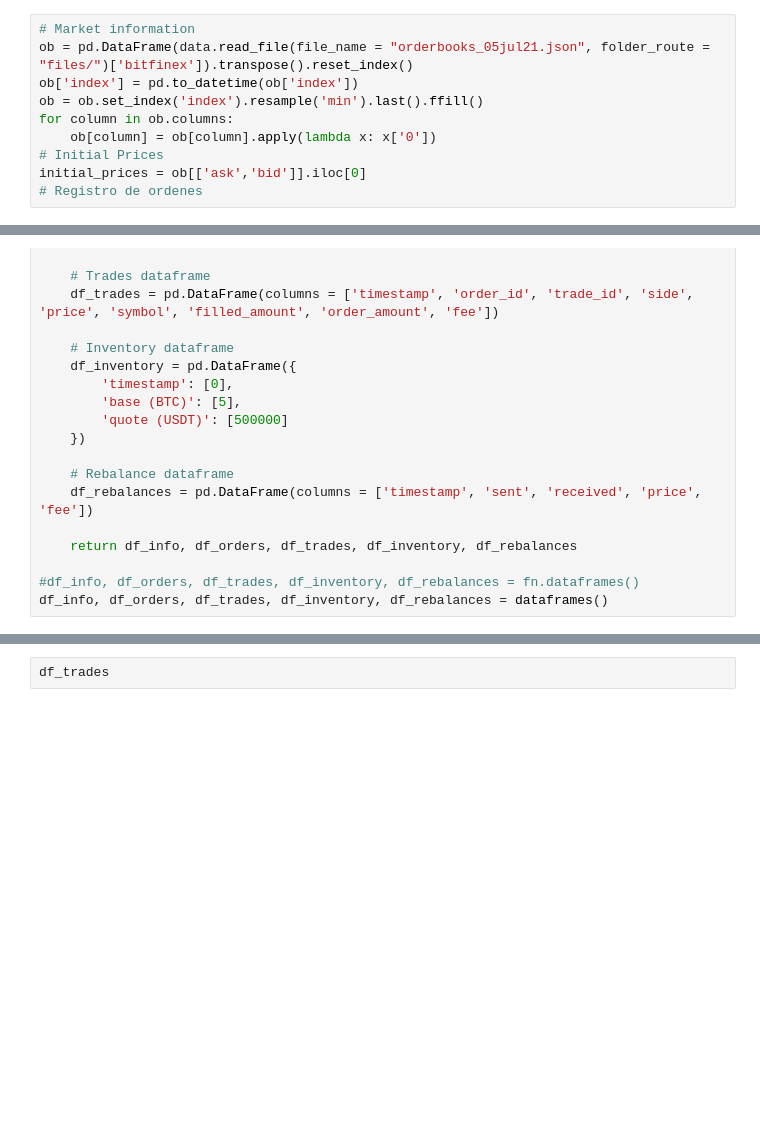
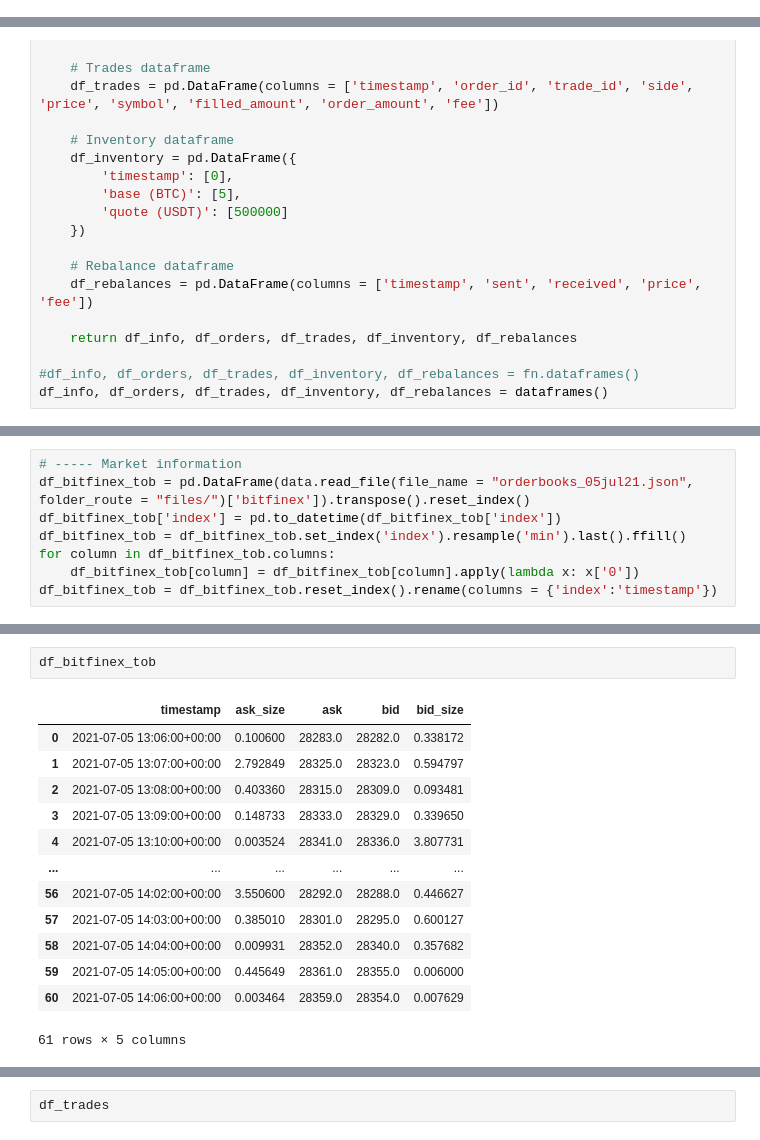
Before and after one commit to waldensanchez/Market-Making-Bot-Sample, a Jupyter notebook: Progress.ipynb, the cells around one changed output, grey strips where cells are left out. Saved outputs shown, nothing was run; the diff lists cells and outputs as text; blank space fills up the shorter version.

```diff
--- a/Progress.ipynb
+++ b/Progress.ipynb
@@ -5,13 +5,3 @@ import data
 # Generic Libraries
 import numpy as np
 import pandas as pd
-# %%
-# Market information
-ob = pd.DataFrame(data.read_file(file_name = "orderbooks_05jul21.json", folder_route = "files/")['bitfinex']).transpose().reset_index()
-ob['index'] = pd.to_datetime(ob['index'])
-ob = ob.set_index('index').resample('min').last().ffill()
-for column in ob.columns:
-    ob[column] = ob[column].apply(lambda x: x['0'])
-# Initial Prices
-initial_prices = ob[['ask','bid']].iloc[0]
-# Registro de ordenes
@@ -164,0 +140,8 @@ df_orders
+# %%
+# ----- Market information
+df_bitfinex_tob = pd.DataFrame(data.read_file(file_name = "orderbooks_05jul21.json", folder_route = "files/")['bitfinex']).transpose().reset_index()
+df_bitfinex_tob['index'] = pd.to_datetime(df_bitfinex_tob['index'])
+df_bitfinex_tob = df_bitfinex_tob.set_index('index').resample('min').last().ffill()
+for column in df_bitfinex_tob.columns:
+    df_bitfinex_tob[column] = df_bitfinex_tob[column].apply(lambda x: x['0'])
+df_bitfinex_tob = df_bitfinex_tob.reset_index().rename(columns = {'index':'timestamp'})
@@ -164,0 +160,16 @@ df_orders
+# %%
+df_bitfinex_tob
+# %% [output]
+|  | timestamp | ask_size | ask | bid | bid_size |
+| 0 | 2021-07-05 13:06:00+00:00 | 0.100600 | 28283.0 | 28282.0 | 0.338172 |
+| 1 | 2021-07-05 13:07:00+00:00 | 2.792849 | 28325.0 | 28323.0 | 0.594797 |
+| 2 | 2021-07-05 13:08:00+00:00 | 0.403360 | 28315.0 | 28309.0 | 0.093481 |
+| 3 | 2021-07-05 13:09:00+00:00 | 0.148733 | 28333.0 | 28329.0 | 0.339650 |
+| 4 | 2021-07-05 13:10:00+00:00 | 0.003524 | 28341.0 | 28336.0 | 3.807731 |
+| ... | ... | ... | ... | ... | ... |
+| 56 | 2021-07-05 14:02:00+00:00 | 3.550600 | 28292.0 | 28288.0 | 0.446627 |
+| 57 | 2021-07-05 14:03:00+00:00 | 0.385010 | 28301.0 | 28295.0 | 0.600127 |
+| 58 | 2021-07-05 14:04:00+00:00 | 0.009931 | 28352.0 | 28340.0 | 0.357682 |
+| 59 | 2021-07-05 14:05:00+00:00 | 0.445649 | 28361.0 | 28355.0 | 0.006000 |
+| 60 | 2021-07-05 14:06:00+00:00 | 0.003464 | 28359.0 | 28354.0 | 0.007629 |
+61 rows × 5 columns
```
Also changed, not shown: parts of 13 cells of this notebook.
